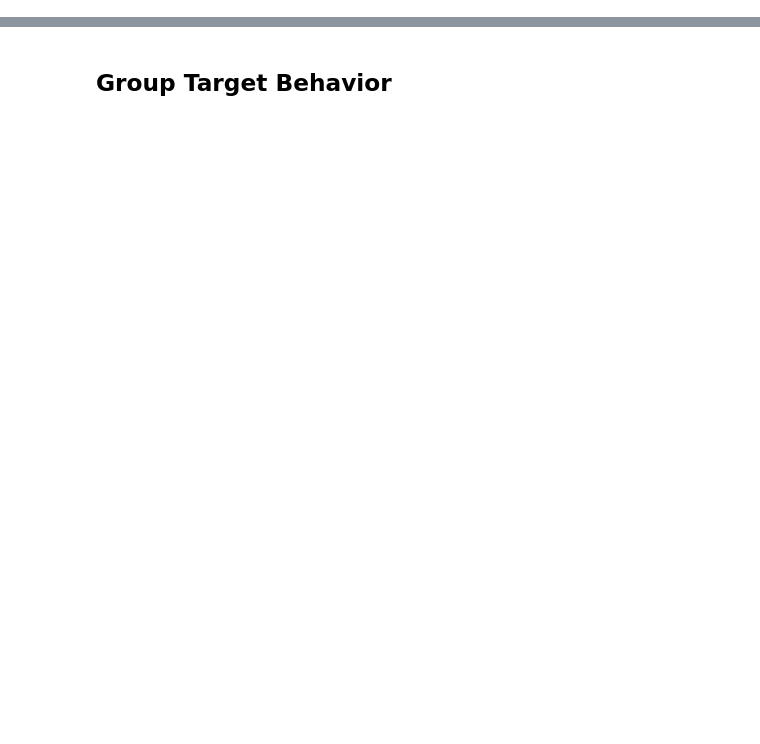
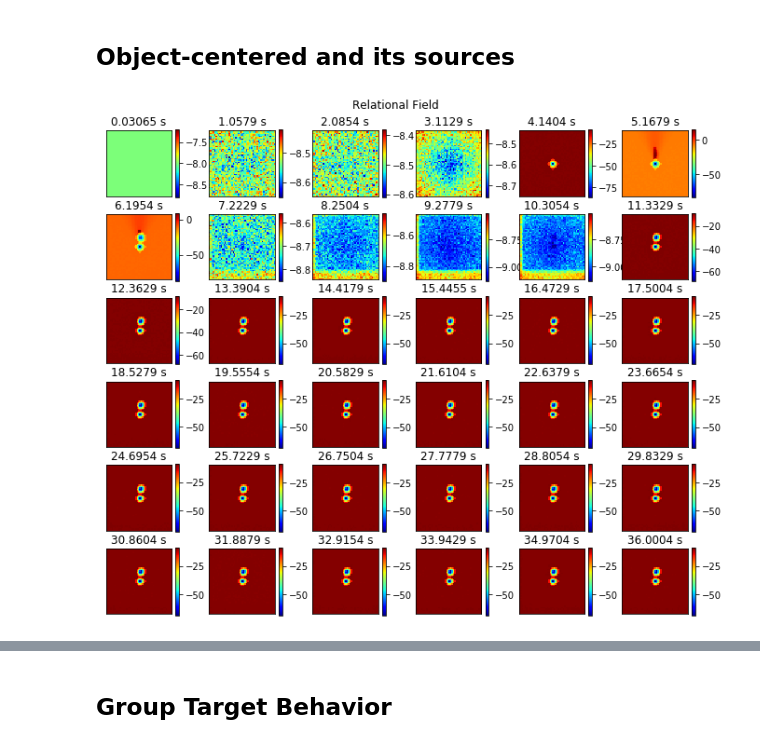
Before and after one commit to rturon/dft_in_nengo, a Jupyter notebook: notebooks/Plot_cedar_modules.ipynb, the cells around one changed output, grey strips where cells are left out. Saved outputs shown, nothing was run; the diff lists cells and outputs as text; code cells hidden in the pictures; blank space fills up the shorter version.

```diff
--- a/notebooks/Plot_cedar_modules.ipynb
+++ b/notebooks/Plot_cedar_modules.ipynb
@@ -103,0 +163,8 @@ plt.show()
+# %% [markdown]
+## Object-centered and its sources
+# %%
+time_points = np.linspace(0,cedar_data['Object-centered '].shape[0]-1,36)
+plot_2dneuralfield(cedar_data['Object-centered '], time_points, True,
+                   'Relational Field', True)
+# %% [output]
+[figure, added]
```
Also changed, not shown: parts of 48 cells of this notebook, 4 other files.
